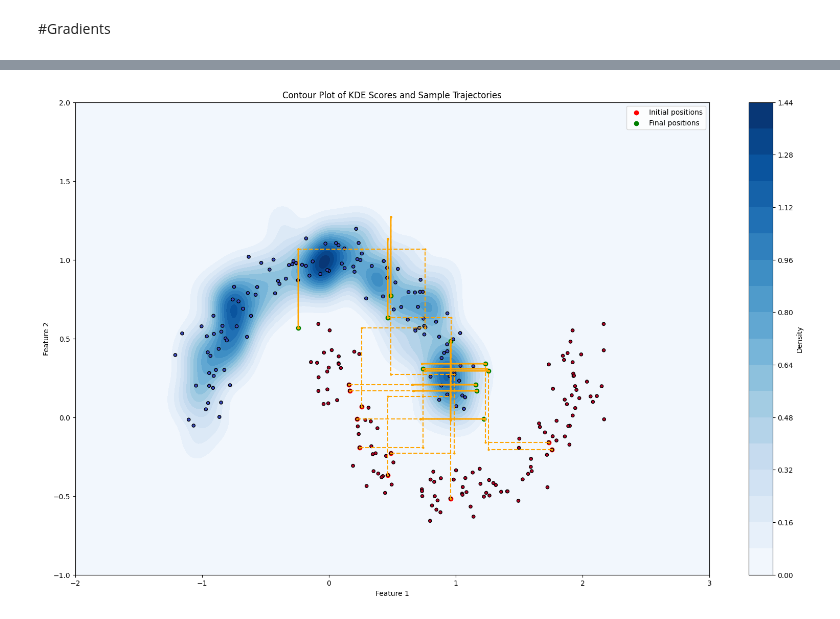
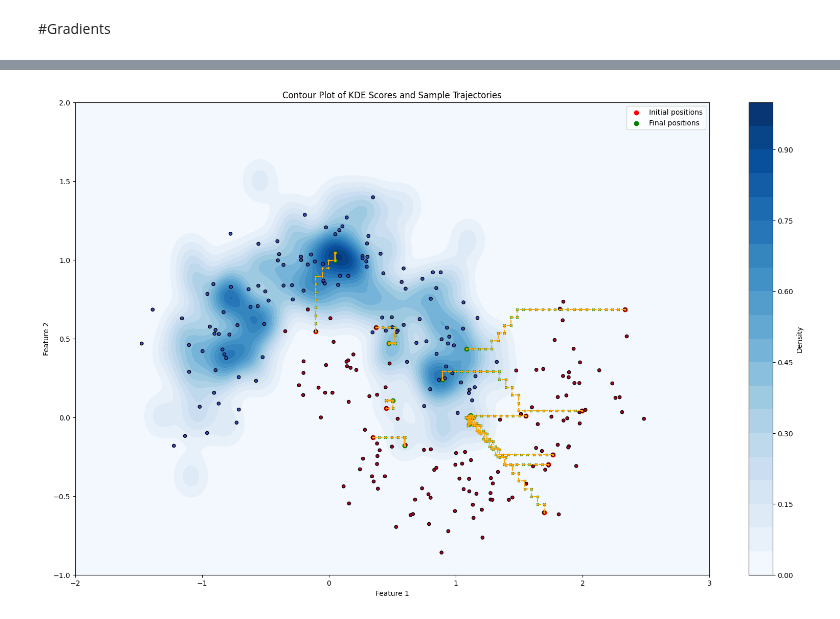
Before and after one commit to mostafa-ja/mal_adv4, a Jupyter notebook: KDE0.ipynb, the cells around one changed output, grey strips where cells are left out. Saved outputs shown, nothing was run; the diff lists cells and outputs as text; code cells hidden in the pictures.

```diff
--- a/KDE0.ipynb
+++ b/KDE0.ipynb
@@ -8,7 +8,7 @@ from sklearn.model_selection import train_test_split
 from sklearn.metrics import accuracy_score
 
 # Step 1: Generate the dataset
-X, y = make_moons(n_samples=500, noise=0.1, random_state=42)
+X, y = make_moons(n_samples=500, noise=0.2, random_state=42)
 
 # Split the dataset into training and testing sets
 X_train, X_test, y_train, y_test = train_test_split(X, y, test_size=0.5, random_state=42)
@@ -490,6 +505,6 @@ plt.show()
 # %%
 # Fit KDE model for benign class
-bandwidth = 0.01
+bandwidth = 0.03
 centers_benign = X_train_tensor[y_train == 0]
 
 # Create a mesh grid
@@ -581,7 +596,7 @@ dens_benign_grid = KDE(grid, centers_benign, bandwidth, kernel='gaussian')
 dens_benign_grid = dens_benign_grid.reshape(xx.shape).detach().numpy()
 
 # Select a few samples to track their movement
-mals = torch.tensor(X_test[y_test == 1][:10], dtype=torch.float32)
+mals = torch.tensor(X_test[y_test == 1][10:20], dtype=torch.float32)
 
 # Perform PGD
 x_next, loss_steps_i, trajectories = pgd(mals, X_train_tensor[y_train == 0], 'log', bandwidth, 'gaussian', step_length=0.05, k=30, norm='l2')
@@ -598,6 +613,8 @@ plt.scatter(x_next[:, 0].detach().numpy(), x_next[:, 1].detach().numpy(), color=
 # Plot the trajectories of the samples
 for i in range(trajectories.shape[1]):
     plt.plot(trajectories[:, i, 0], trajectories[:, i, 1], color='orange', linestyle='--', marker='o', markersize=2)
+for traj in trajectories:
+    plt.scatter(traj[:, 0], traj[:, 1], color='green', marker='x', s=10)
 
 plt.scatter(X_test[:, 0], X_test[:, 1], c=y_test, edgecolor='k', s=20, cmap='coolwarm')
 plt.title("Contour Plot of KDE Scores and Sample Trajectories")
@@ -617,36 +676,38 @@ xx, yy = torch.meshgrid(torch.linspace(-2, 3, 500), torch.linspace(-1, 2, 500))
 grid = torch.cat([xx.reshape(-1, 1), yy.reshape(-1, 1)], dim=1)
 
 # Compute density estimates for the grid points using the improved KDE function
 dens_benign_grid = KDE(grid, centers_benign, bandwidth, kernel='gaussian')
 dens_benign_grid = dens_benign_grid.reshape(xx.shape).detach().numpy()
 
 # Select a few samples to track their movement
-mals = torch.tensor(X_test[y_test == 1][:10], dtype=torch.float32)
+mals = torch.tensor(X_test[y_test == 1][10:20], dtype=torch.float32)
 
 # Perform PGD
-x_next, loss_steps_i, trajectories = pgd(mals, X_train_tensor[y_train == 0], 'log', bandwidth, 'gaussian', step_length=0.5, k=20, norm='l1')
+x_next, loss_steps_i, trajectories = pgd(mals, X_train_tensor[y_train == 0], 'log', bandwidth, 'gaussian', step_length=0.05, k=30, norm='l1')
 
 # Plot the contour of the KDE score
 plt.figure(figsize=(20, 12))
 plt.contourf(xx.numpy(), yy.numpy(), dens_benign_grid, levels=20, cmap='Blues')
 plt.colorbar(label='Density')
 
 # Plot the initial and final positions of the samples
 plt.scatter(mals[:, 0], mals[:, 1], color='red', label='Initial positions')
 plt.scatter(x_next[:, 0].detach().numpy(), x_next[:, 1].detach().numpy(), color='green', label='Final positions')
 
 # Plot the trajectories of the samples
 for i in range(trajectories.shape[1]):
     plt.plot(trajectories[:, i, 0], trajectories[:, i, 1], color='orange', linestyle='--', marker='o', markersize=2)
+for traj in trajectories:
+    plt.scatter(traj[:, 0], traj[:, 1], color='green', marker='x', s=10)
 
 plt.scatter(X_test[:, 0], X_test[:, 1], c=y_test, edgecolor='k', s=20, cmap='coolwarm')
 plt.title("Contour Plot of KDE Scores and Sample Trajectories")
 plt.xlabel("Feature 1")
 plt.ylabel("Feature 2")
 plt.legend()
 plt.show()
 # %% [output]
-[figure, old version]
+[figure, new version]
 # %%
 # Fit KDE model for benign class
 bandwidth = 0.1
```
Also changed, not shown: parts of 28 cells of this notebook.
